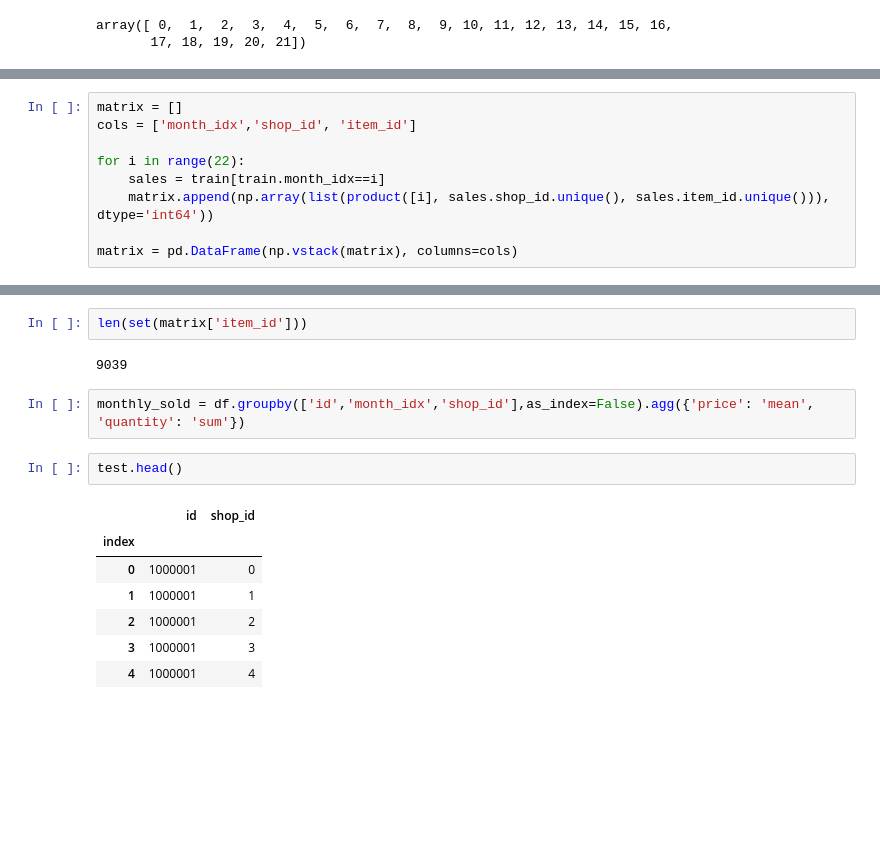
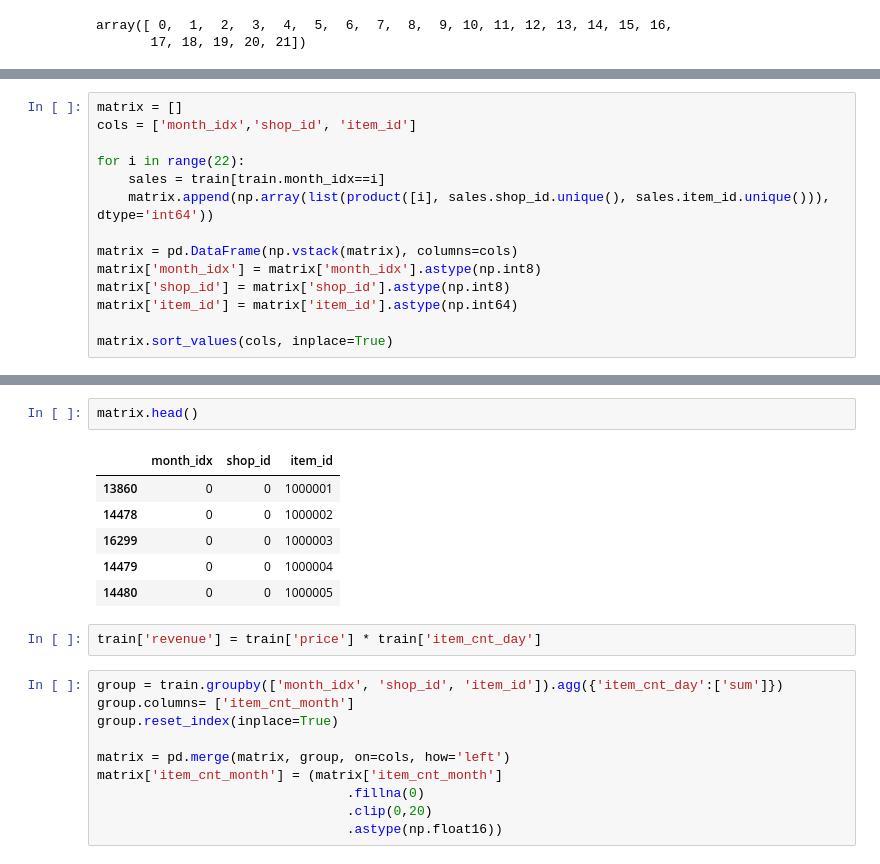
Before and after one commit to ducksfrogs/AIQuest, a Jupyter notebook: jup/pbl01_second.ipynb, the cells around one changed output, grey strips where cells are left out. Drawn from its saved outputs; the diff is of its cells as text; blank space fills up the shorter version.

```diff
--- a/jup/pbl01_second.ipynb
+++ b/jup/pbl01_second.ipynb
@@ -163,3 +208,8 @@ for i in range(22):
     matrix.append(np.array(list(product([i], sales.shop_id.unique(), sales.item_id.unique())), dtype='int64'))
 
 matrix = pd.DataFrame(np.vstack(matrix), columns=cols)
+matrix['month_idx'] = matrix['month_idx'].astype(np.int8)
+matrix['shop_id'] = matrix['shop_id'].astype(np.int8)
+matrix['item_id'] = matrix['item_id'].astype(np.int64)
+
+matrix.sort_values(cols, inplace=True)
@@ -182,16 +216,21 @@ matrix.sort_values(['item_id','shop_id'])
-# %%
-len(set(matrix['item_id']))
-# %% [output]
-9039
-# %%
-monthly_sold = df.groupby(['id','month_idx','shop_id'],as_index=False).agg({'price': 'mean', 'quantity': 'sum'})
 # %%
-test.head()
+matrix.head()
 # %% [output]
-|  | id | shop_id |
-| index |  |  |
-| 0 | 1000001 | 0 |
-| 1 | 1000001 | 1 |
-| 2 | 1000001 | 2 |
-| 3 | 1000001 | 3 |
-| 4 | 1000001 | 4 |
+|  | month_idx | shop_id | item_id |
+| 13860 | 0 | 0 | 1000001 |
+| 14478 | 0 | 0 | 1000002 |
+| 16299 | 0 | 0 | 1000003 |
+| 14479 | 0 | 0 | 1000004 |
+| 14480 | 0 | 0 | 1000005 |
+# %%
+train['revenue'] = train['price'] * train['item_cnt_day']
+# %%
+group = train.groupby(['month_idx', 'shop_id', 'item_id']).agg({'item_cnt_day':['sum']})
+group.columns= ['item_cnt_month']
+group.reset_index(inplace=True)
+
+matrix = pd.merge(matrix, group, on=cols, how='left')
+matrix['item_cnt_month'] = (matrix['item_cnt_month']
+                                .fillna(0)
+                                .clip(0,20)
+                                .astype(np.float16))
```
Also changed, not shown: parts of 19 cells of this notebook, 1 other file.
